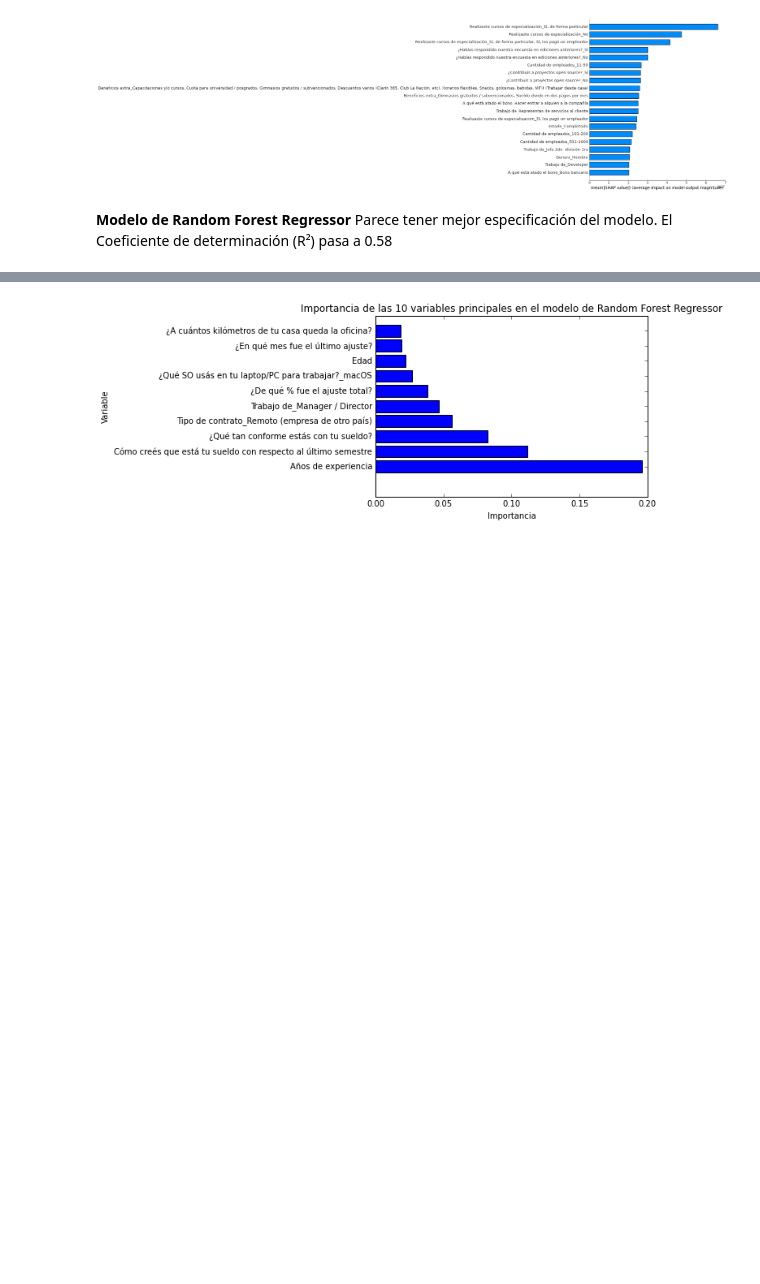
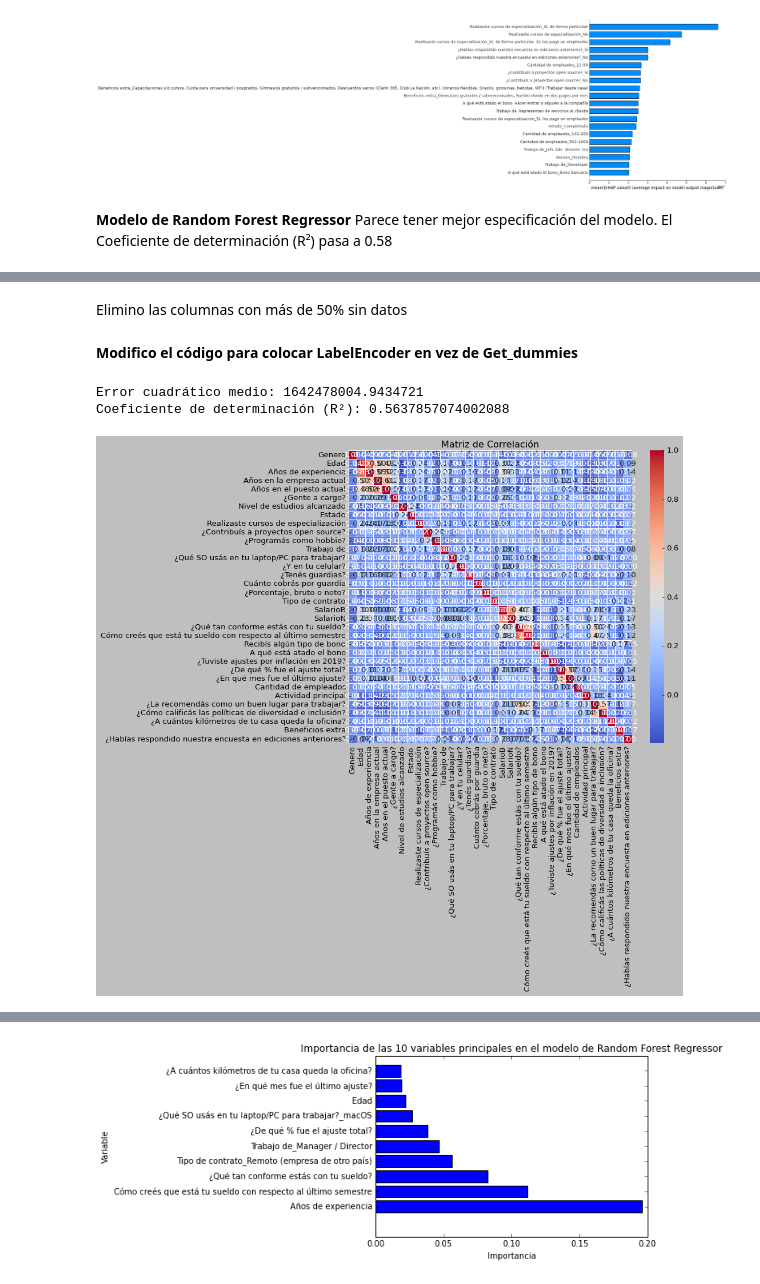
Before and after one commit to RODRIGORUBIO1991/PythonCode, a Jupyter notebook: IT SALARIOS/IT Salarios.ipynb, the cells around one changed output, grey strips where cells are left out. Drawn from its saved outputs; the diff is of its cells as text; code cells hidden in the pictures; blank space fills up the shorter version.

```diff
--- a/IT SALARIOS/IT Salarios.ipynb
+++ b/IT SALARIOS/IT Salarios.ipynb
@@ -823,0 +824,2 @@ Coeficiente de determinación (R²): 0.5758754236503586
+# %% [markdown]
+Elimino las columnas con más de 50% sin datos
@@ -823,0 +843,59 @@ Coeficiente de determinación (R²): 0.5758754236503586
+# %% [markdown]
+**Modifico el código para colocar LabelEncoder en vez de Get_dummies**
+# %%
+import pandas as pd
+from sklearn.model_selection import train_test_split
+from sklearn.preprocessing import StandardScaler, LabelEncoder
+from sklearn.ensemble import RandomForestRegressor
+from sklearn.metrics import mean_squared_error, r2_score
+
+# Definir 'df' con los datos del problema
+
+# Seleccionar variables independientes y la variable objetivo
+cols = ['Cantidad de empleados', 'A qué está atado el bono', '¿Tuviste ajustes por inflación en 2019?', '¿De qué % fue el ajuste total?', '¿En qué mes fue el último ajuste?', '¿Habías respondido nuestra encuesta en ediciones anteriores?', 'Beneficios extra', '¿A cuántos kilómetros de tu casa queda la oficina?', '¿Cómo calificás las políticas de diversidad e inclusión?', '¿La recomendás como un buen lugar para trabajar?', 'Actividad principal', 'Cómo creés que está tu sueldo con respecto al último semestre', 'Recibís algún tipo de bono', 'Genero', '¿Qué tan conforme estás con tu sueldo?', '¿Contribuís a proyectos open source?', 'Años de experiencia', 'Años en la empresa actual', 'Años en el puesto actual', '¿Gente a cargo?', 'Nivel de estudios alcanzado', 'Estado', 'Realizaste cursos de especialización', '¿Programás como hobbie?', 'Trabajo de', '¿Qué SO usás en tu laptop/PC para trabajar?', '¿Y en tu celular?', '¿Tenés guardias?', 'Cuánto cobrás por guardia', 'Edad', 'Tipo de contrato', '¿Porcentaje, bruto o neto?']
+
+# Aplicar LabelEncoder a las variables categóricas en 'X'
+X = df[cols].copy()
+for col in X.columns:
+    if X[col].dtype == 'object':
+        le = LabelEncoder()
+        X[col] = le.fit_transform(X[col])
+
+y = df['SalarioB'] # reemplazar 'variable_objetivo' por la variable objetivo del problema de regresión
+
+# Dividir los datos en conjuntos de entrenamiento y prueba
+X_train, X_test, y_train, y_test = train_test_split(X, y, test_size=0.2, random_state=42)
+
+# Escalar los datos
+scaler = StandardScaler()
+X_train_scaled = scaler.fit_transform(X_train)
+X_test_scaled = scaler.transform(X_test)
+
+# Entrenar el modelo de regresión
+reg = RandomForestRegressor(n_estimators=100, random_state=42)
+reg.fit(X_train_scaled, y_train)
+
+# Calcular las predicciones en los datos de prueba y evaluar el modelo
+y_pred = reg.predict(X_test_scaled)
+mse = mean_squared_error(y_test, y_pred)
+r2 = r2_score(y_test, y_pred)
+print("Error cuadrático medio:", mse)
+print("Coeficiente de determinación (R²):", r2)
+# %% [output]
+Error cuadrático medio: 1642478004.9434721
+Coeficiente de determinación (R²): 0.5637857074002088
+# %%
+import pandas as pd
+import seaborn as sns
+import matplotlib.pyplot as plt
+
+# Calcular la matriz de correlación
+correlation_matrix = df.corr()
+
+# Generar el heatmap
+plt.figure(figsize=(10, 8))
+sns.heatmap(correlation_matrix, annot=True, cmap='coolwarm', fmt=".2f", linewidths=0.5)
+plt.title('Matriz de Correlación')
+plt.show()
+# %% [output]
+[figure, added]
```
Also changed, not shown: parts of 6 cells of this notebook.
